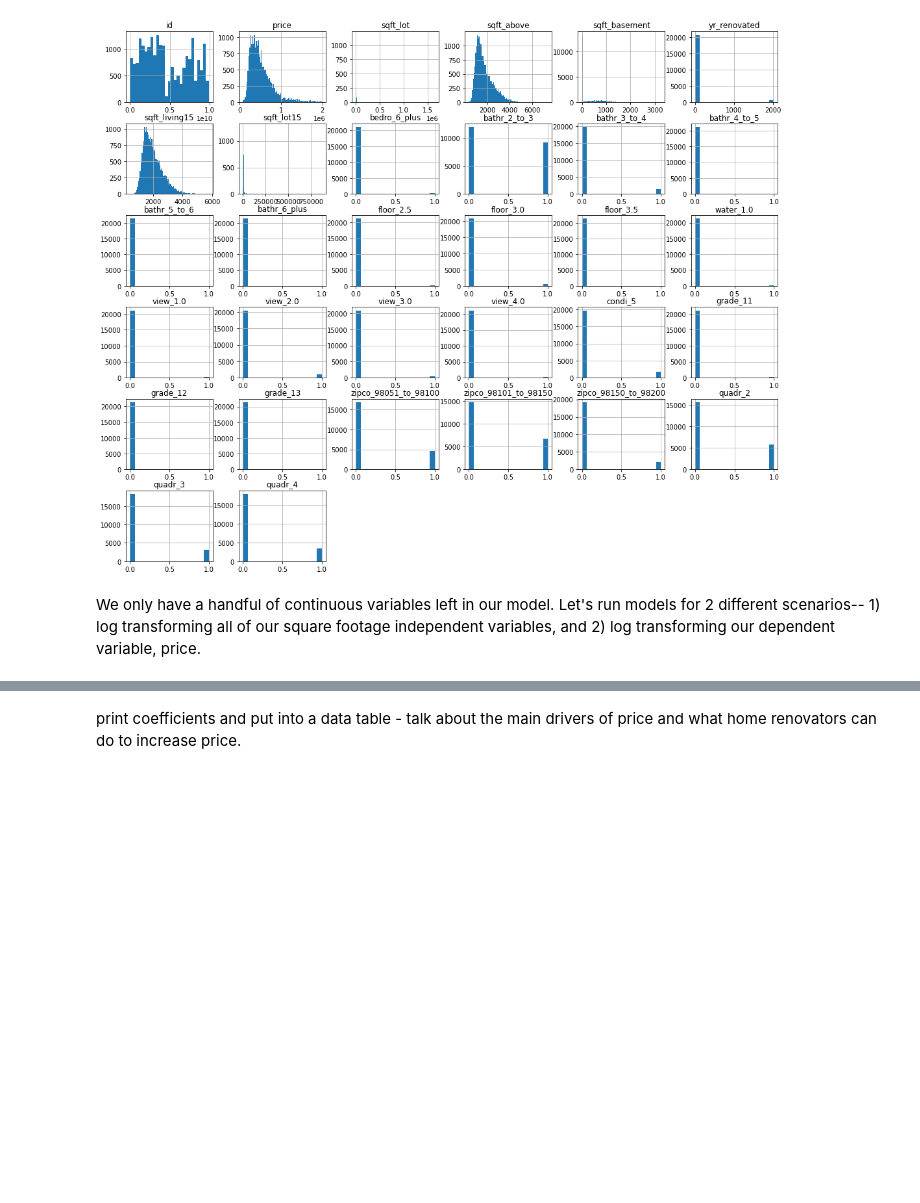
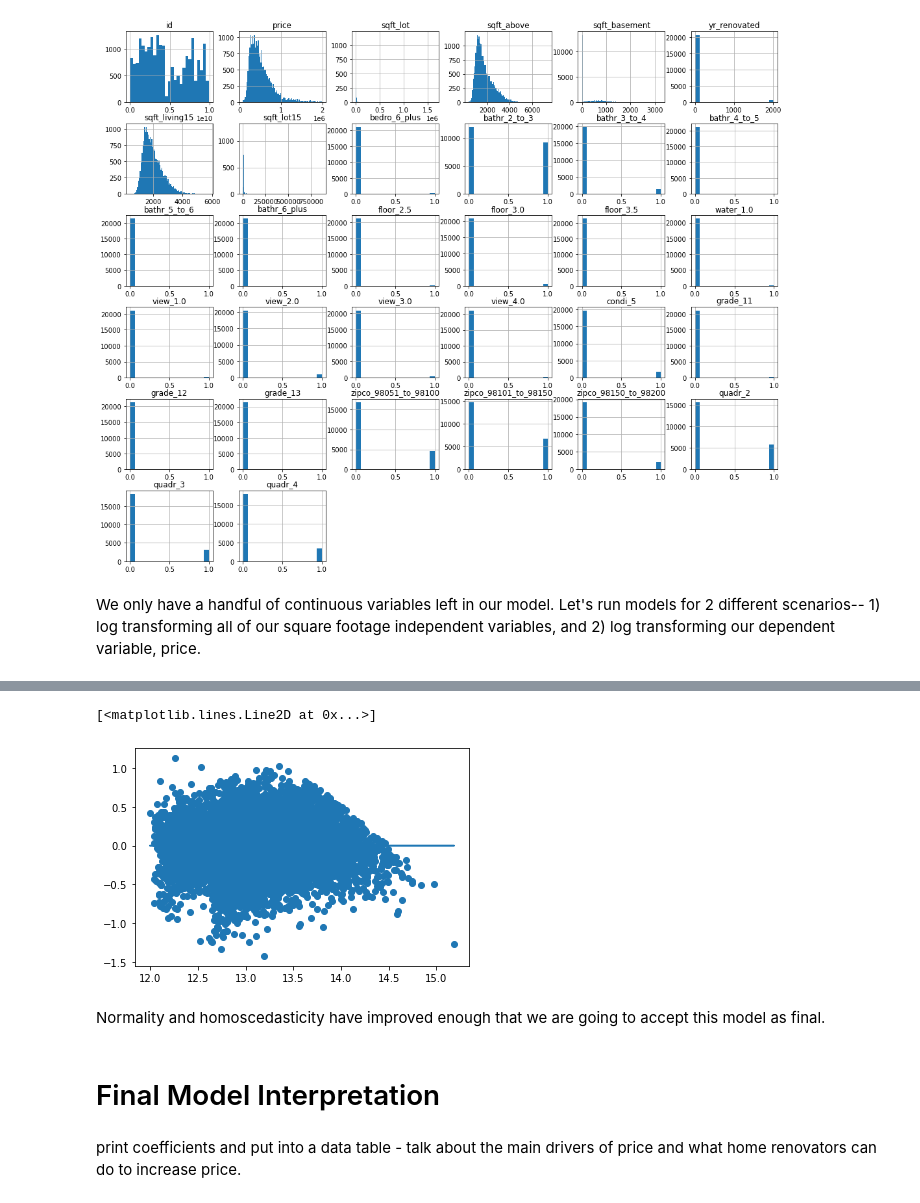
Before and after one commit to Sammyknee/dsc-phase-2-project, a Jupyter notebook: Housing Data - Modeling.ipynb, the cells around one changed output, grey strips where cells are left out. Drawn from its saved outputs; the diff is of its cells as text; code cells hidden in the pictures; blank space fills up the shorter version.

```diff
--- a/Housing Data - Modeling.ipynb
+++ b/Housing Data - Modeling.ipynb
@@ -983,2 +1175,12 @@ We only have a handful of continuous variables left in our model. Let's run mode
+# %%
+plt.scatter(model_6.predict(X_int), model_6.resid)
+plt.plot(model_6.predict(X_int), [0 for i in range(len(X_int))])
+# %% [output]
+[<matplotlib.lines.Line2D at 0x...>]
+[figure, added]
+# %% [markdown]
+Normality and homoscedasticity have improved enough that we are going to accept this model as final.
+# %% [markdown]
+# Final Model Interpretation
 # %% [markdown]
 print coefficients and put into a data table - talk about the main drivers of price and what home renovators can do to increase price.
```
Also changed, not shown: parts of 44 cells of this notebook.
